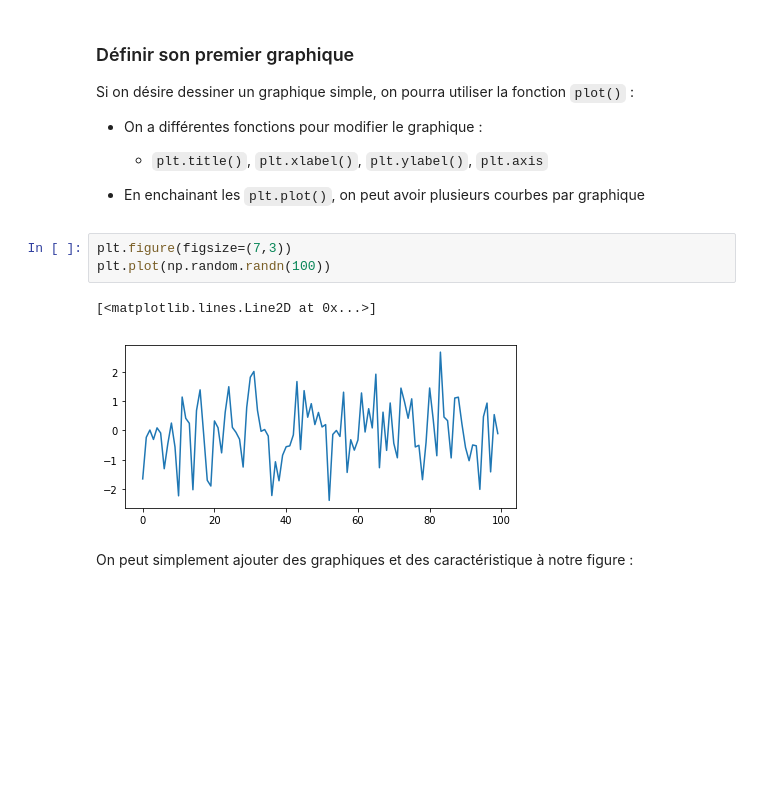
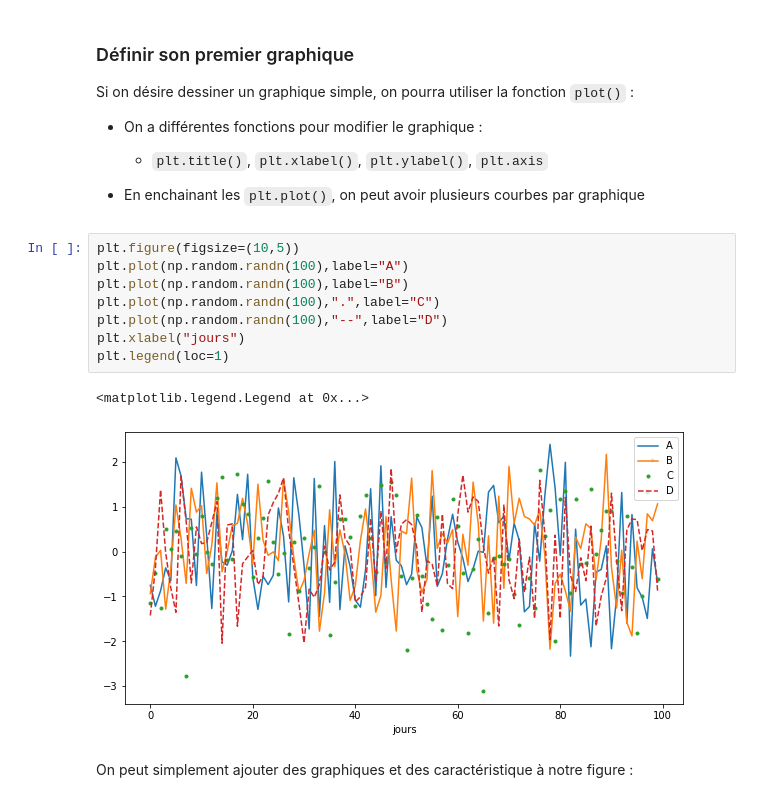
Before and after one commit to stat4decision/python-data-lbp-fev20, a Jupyter notebook: 06_Data_visualisation_matplotlib_seaborn.ipynb, the cells around one changed output. Drawn from its saved outputs; the diff is of its cells as text; blank space fills up the shorter version.

```diff
--- a/06_Data_visualisation_matplotlib_seaborn.ipynb
+++ b/06_Data_visualisation_matplotlib_seaborn.ipynb
@@ -79,12 +85,17 @@ Si on désire dessiner un graphique simple, on pourra utiliser la fonction `plot
 
 
 - En enchainant les `plt.plot()`, on peut avoir plusieurs courbes par graphique
-# %%
-plt.figure(figsize=(7,3))
-plt.plot(np.random.randn(100))
-# %% [output]
-[<matplotlib.lines.Line2D at 0x...>]
-[figure, removed]
+# %%
+plt.figure(figsize=(10,5))
+plt.plot(np.random.randn(100),label="A")
+plt.plot(np.random.randn(100),label="B")
+plt.plot(np.random.randn(100),".",label="C")
+plt.plot(np.random.randn(100),"--",label="D")
+plt.xlabel("jours")
+plt.legend(loc=1)
+# %% [output]
+<matplotlib.legend.Legend at 0x...>
+[figure, added]
 # %% [markdown]
 On peut simplement ajouter des graphiques et des caractéristique à notre figure :
 # %%
```
Also changed, not shown: parts of 12 cells of this notebook, 7 other files.
